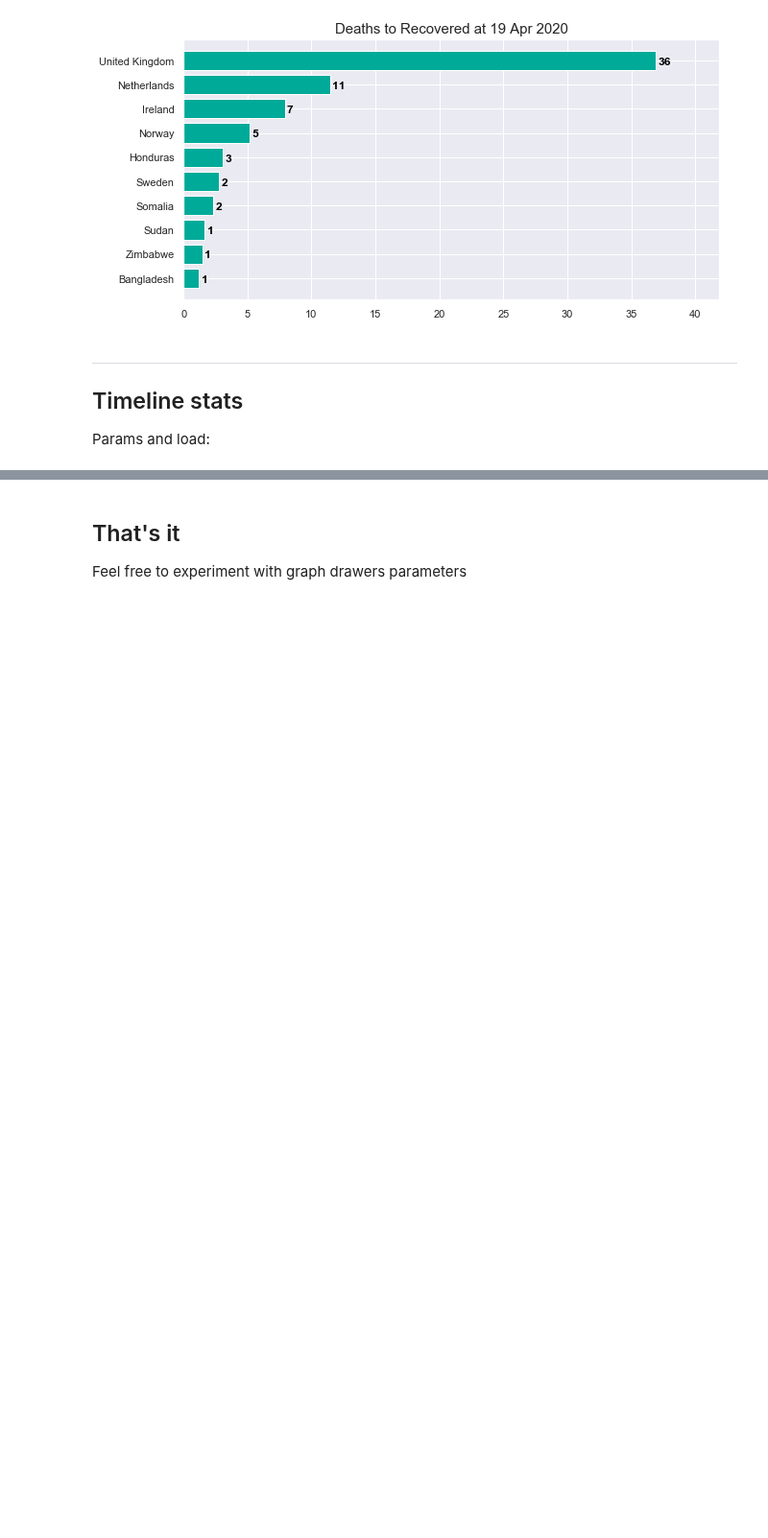
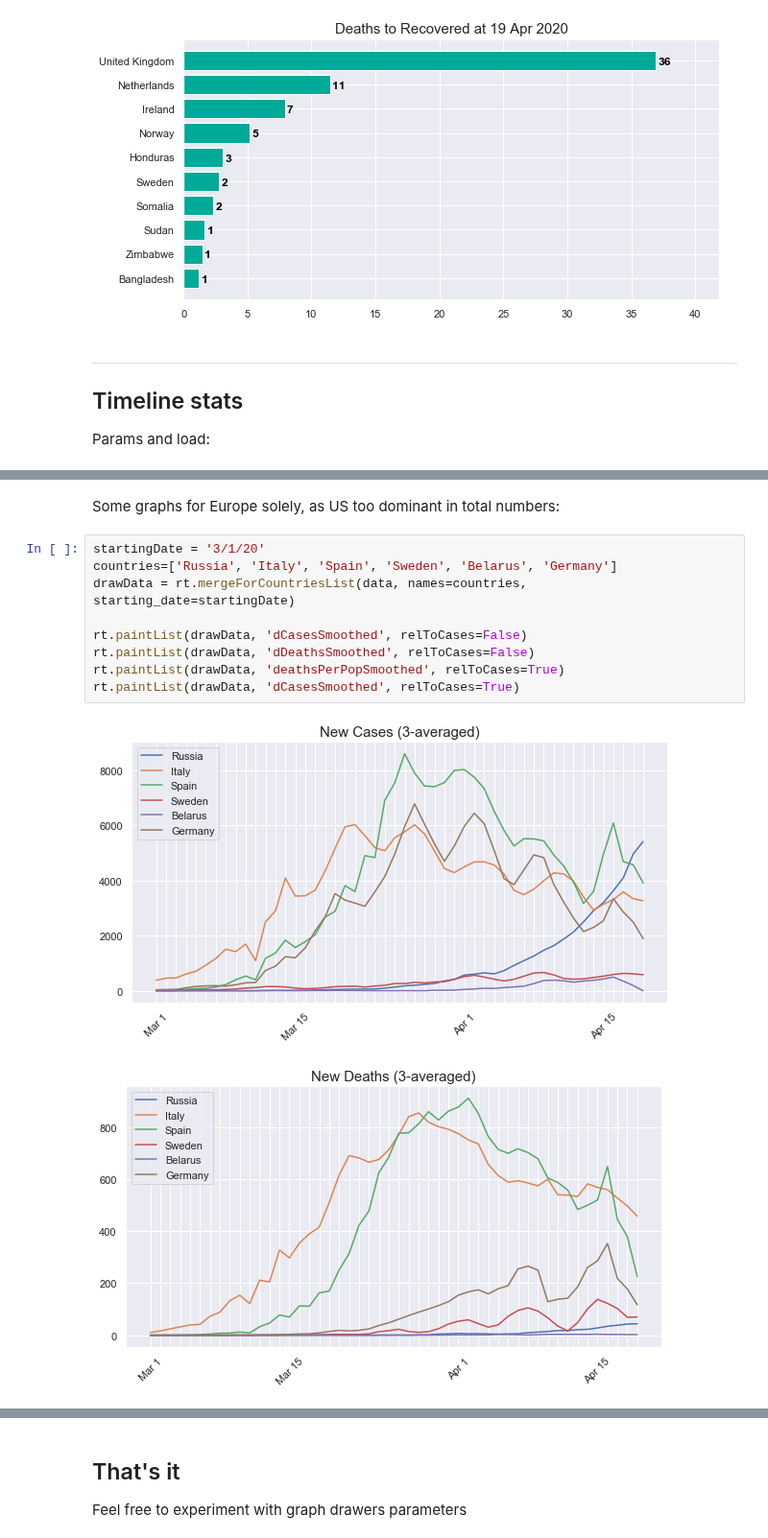
Before and after one commit to youzhick/COVID19-Stats, a Jupyter notebook: stats.ipynb, the cells around one changed output, grey strips where cells are left out. Shown at 96% size. Cells and saved outputs as stored; diff of their text form; blank space fills up the shorter version.

```diff
--- a/stats.ipynb
+++ b/stats.ipynb
@@ -66,0 +59,14 @@ rt.paintList(data, 'deathsPerPopSmoothed', relToCases=True)
+# %% [markdown]
+Some graphs for Europe solely, as US too dominant in total numbers:
+# %%
+startingDate = '3/1/20'
+countries=['Russia', 'Italy', 'Spain', 'Sweden', 'Belarus', 'Germany']
+drawData = rt.mergeForCountriesList(data, names=countries, starting_date=startingDate)
+
+rt.paintList(drawData, 'dCasesSmoothed', relToCases=False)
+rt.paintList(drawData, 'dDeathsSmoothed', relToCases=False)
+rt.paintList(drawData, 'deathsPerPopSmoothed', relToCases=True)
+rt.paintList(drawData, 'dCasesSmoothed', relToCases=True)
+# %% [output]
+[figure, added]
+[figure, added]
```
Also changed, not shown: parts of 5 cells of this notebook, 1 other file.
